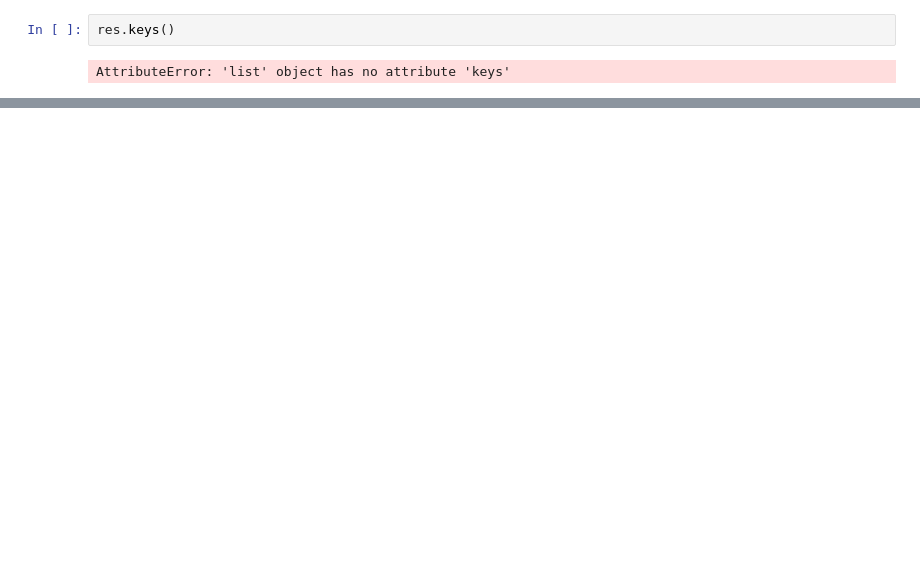
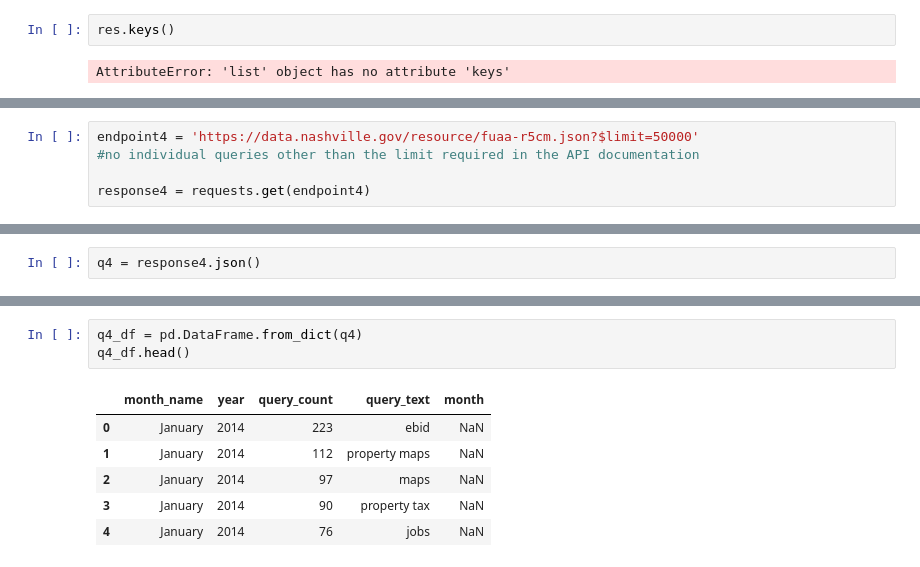
Before and after one commit to NSS-Data-Analytics-Cohort-6/socrata-api-caitbrown12, a Jupyter notebook: notebook/Socrata_API.ipynb, the cells around one changed output, grey strips where cells are left out. Saved outputs shown, nothing was run; the diff lists cells and outputs as text; blank space fills up the shorter version.

Commit message:
Partially finished with number 4. Unsure if for loop will help to find monthly totals or if subset dataframes (like the GDP project) will be easier to work with for a visualization.

```diff
--- a/notebook/Socrata_API.ipynb
+++ b/notebook/Socrata_API.ipynb
@@ -53,0 +207,5 @@ IndexError: list index out of range
+# %%
+endpoint4 = 'https://data.nashville.gov/resource/fuaa-r5cm.json?$limit=50000'
+#no individual queries other than the limit required in the API documentation
+
+response4 = requests.get(endpoint4)
@@ -53,0 +216,2 @@ IndexError: list index out of range
+# %%
+q4 = response4.json()
@@ -53,0 +242,10 @@ IndexError: list index out of range
+# %%
+q4_df = pd.DataFrame.from_dict(q4)
+q4_df.head()
+# %% [output]
+|  | month_name | year | query_count | query_text | month |
+| 0 | January | 2014 | 223 | ebid | NaN |
+| 1 | January | 2014 | 112 | property maps | NaN |
+| 2 | January | 2014 | 97 | maps | NaN |
+| 3 | January | 2014 | 90 | property tax | NaN |
+| 4 | January | 2014 | 76 | jobs | NaN |
```
Also changed, not shown: parts of 43 cells of this notebook.
